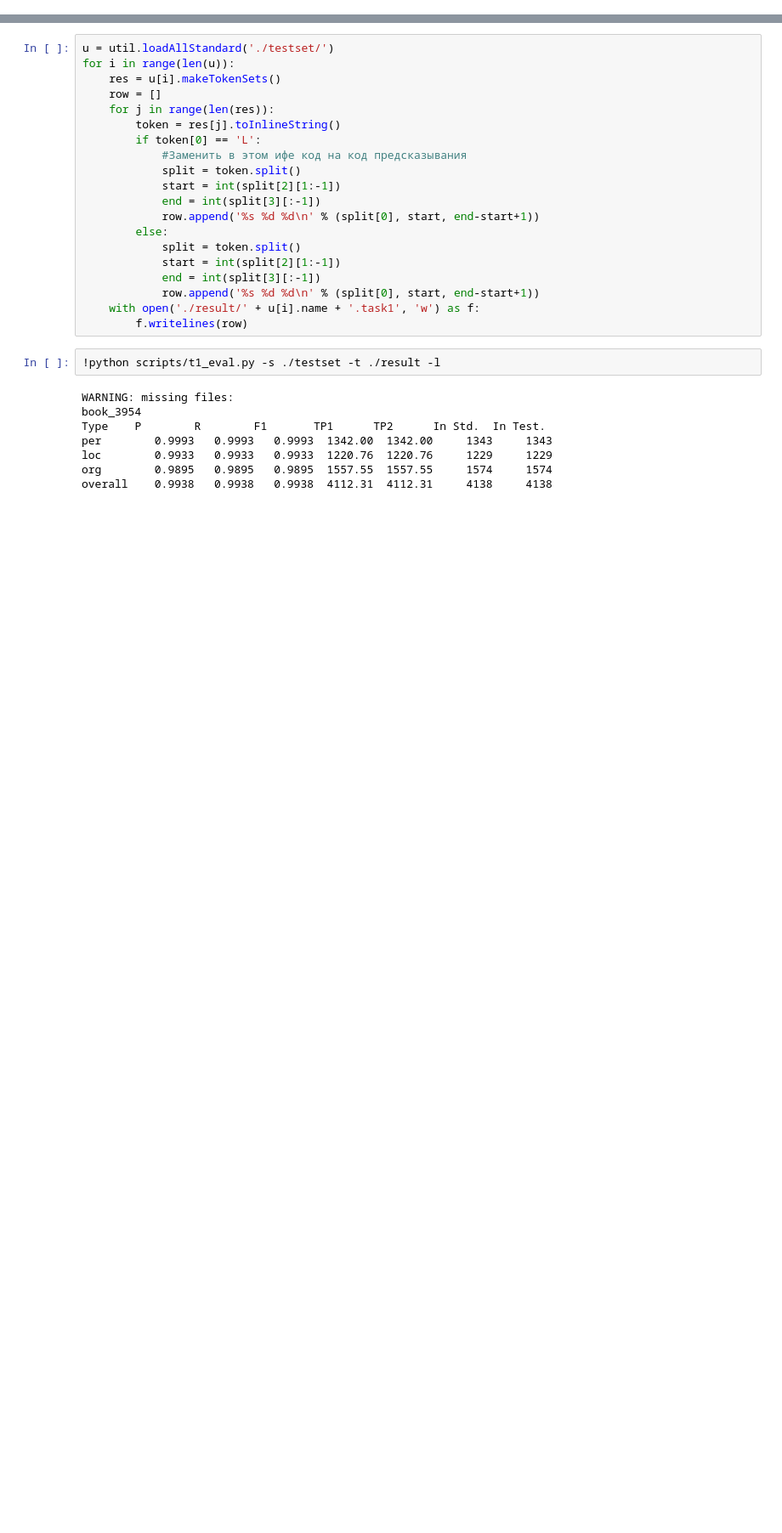
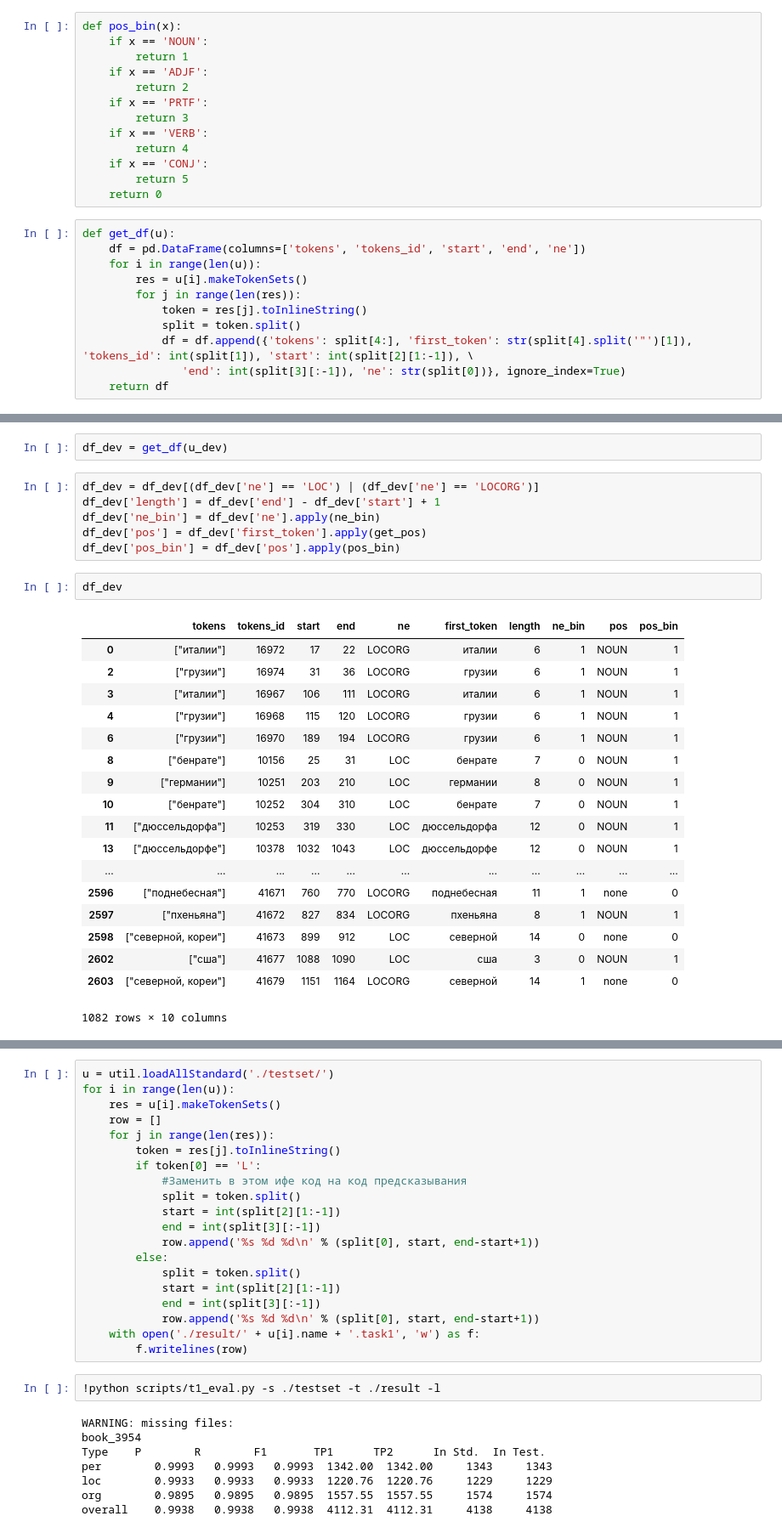
Before and after one commit to maloyan/NLPtasks, a Jupyter notebook: task1/GroupMind.ipynb, the cells around one changed output, grey strips where cells are left out. Shown at 85% size. Cells and saved outputs as stored; diff of their text form; blank space fills up the shorter version.

Commit message:
pd data

```diff
--- a/task1/GroupMind.ipynb
+++ b/task1/GroupMind.ipynb
@@ -42,0 +30,24 @@ LOCORG 41679 <1151; 1164> "северной кореи"
+# %%
+def pos_bin(x):
+    if x == 'NOUN':
+        return 1
+    if x == 'ADJF':
+        return 2
+    if x == 'PRTF':
+        return 3
+    if x == 'VERB':
+        return 4
+    if x == 'CONJ':
+        return 5
+    return 0
+# %%
+def get_df(u):
+    df = pd.DataFrame(columns=['tokens', 'tokens_id', 'start', 'end', 'ne'])
+    for i in range(len(u)):
+        res = u[i].makeTokenSets()
+        for j in range(len(res)):
+            token = res[j].toInlineString()
+            split = token.split()
+            df = df.append({'tokens': split[4:], 'first_token': str(split[4].split('"')[1]), 'tokens_id': int(split[1]), 'start': int(split[2][1:-1]), \
+               'end': int(split[3][:-1]), 'ne': str(split[0])}, ignore_index=True)
+    return df
@@ -42,0 +58,29 @@ LOCORG 41679 <1151; 1164> "северной кореи"
+# %%
+df_dev = get_df(u_dev)
+# %%
+df_dev = df_dev[(df_dev['ne'] == 'LOC') | (df_dev['ne'] == 'LOCORG')]
+df_dev['length'] = df_dev['end'] - df_dev['start'] + 1
+df_dev['ne_bin'] = df_dev['ne'].apply(ne_bin)
+df_dev['pos'] = df_dev['first_token'].apply(get_pos)
+df_dev['pos_bin'] = df_dev['pos'].apply(pos_bin)
+# %%
+df_dev
+# %% [output]
+|  | tokens | tokens_id | start | end | ne | first_token | length | ne_bin | pos | pos_bin |
+| 0 | ["италии"] | 16972 | 17 | 22 | LOCORG | италии | 6 | 1 | NOUN | 1 |
+| 2 | ["грузии"] | 16974 | 31 | 36 | LOCORG | грузии | 6 | 1 | NOUN | 1 |
+| 3 | ["италии"] | 16967 | 106 | 111 | LOCORG | италии | 6 | 1 | NOUN | 1 |
+| 4 | ["грузии"] | 16968 | 115 | 120 | LOCORG | грузии | 6 | 1 | NOUN | 1 |
+| 6 | ["грузии"] | 16970 | 189 | 194 | LOCORG | грузии | 6 | 1 | NOUN | 1 |
+| 8 | ["бенрате"] | 10156 | 25 | 31 | LOC | бенрате | 7 | 0 | NOUN | 1 |
+| 9 | ["германии"] | 10251 | 203 | 210 | LOC | германии | 8 | 0 | NOUN | 1 |
+| 10 | ["бенрате"] | 10252 | 304 | 310 | LOC | бенрате | 7 | 0 | NOUN | 1 |
+| 11 | ["дюссельдорфа"] | 10253 | 319 | 330 | LOC | дюссельдорфа | 12 | 0 | NOUN | 1 |
+| 13 | ["дюссельдорфе"] | 10378 | 1032 | 1043 | LOC | дюссельдорфе | 12 | 0 | NOUN | 1 |
+| ... | ... | ... | ... | ... | ... | ... | ... | ... | ... | ... |
+| 2596 | ["поднебесная"] | 41671 | 760 | 770 | LOCORG | поднебесная | 11 | 1 | none | 0 |
+| 2597 | ["пхеньяна"] | 41672 | 827 | 834 | LOCORG | пхеньяна | 8 | 1 | NOUN | 1 |
+| 2598 | ["северной, кореи"] | 41673 | 899 | 912 | LOC | северной | 14 | 0 | none | 0 |
+| 2602 | ["сша"] | 41677 | 1088 | 1090 | LOC | сша | 3 | 0 | NOUN | 1 |
+| 2603 | ["северной, кореи"] | 41679 | 1151 | 1164 | LOCORG | северной | 14 | 1 | none | 0 |
+1082 rows × 10 columns
```
Also changed, not shown: parts of 22 cells of this notebook.
